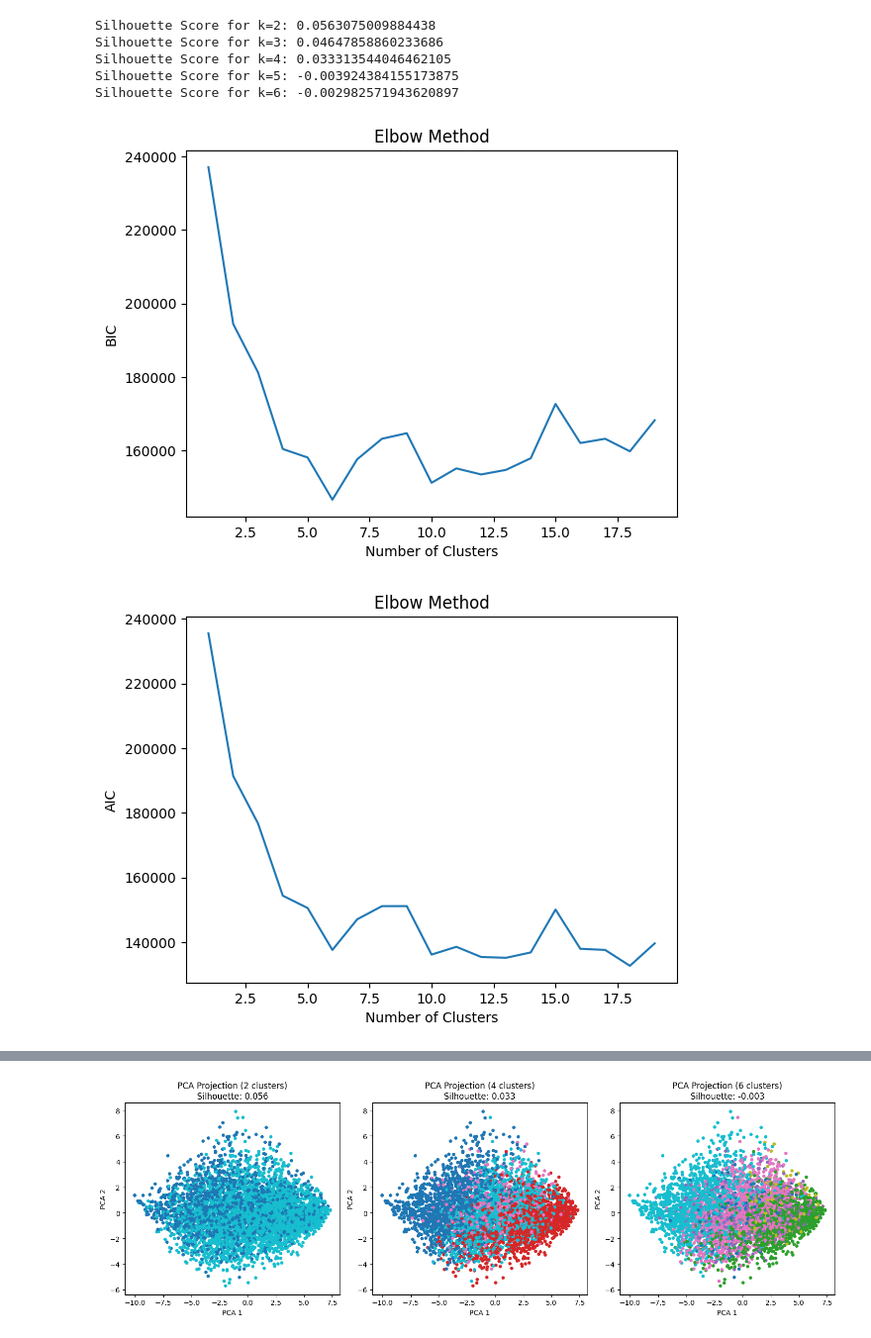
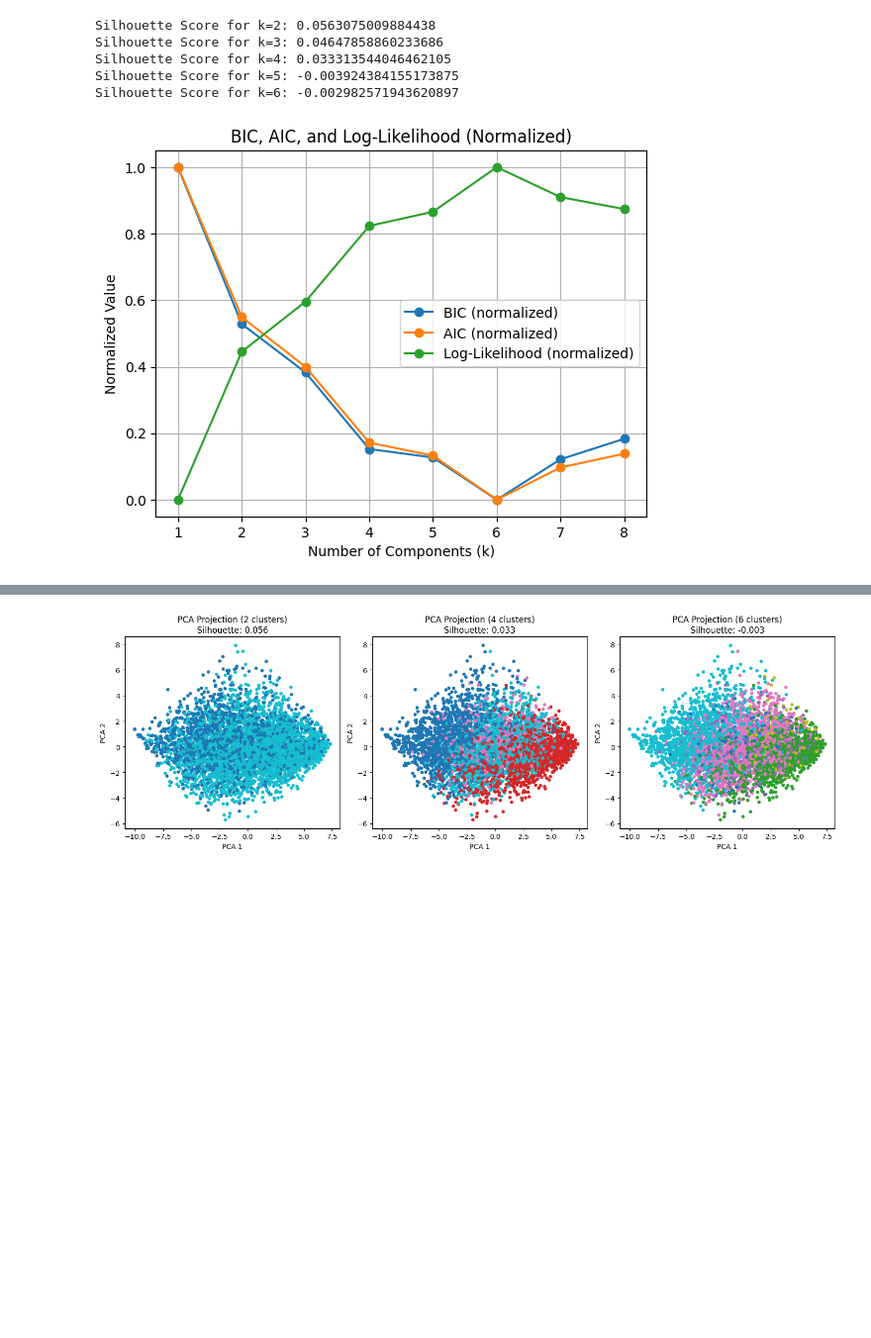
Before and after one commit to jeffreyHoelzel/mach-iv-clustering, a Jupyter notebook: gmm/legacy/gmm.ipynb, the cells around one changed output, grey strips where cells are left out. Shown at 99% size. Drawn from its saved outputs; the diff is of its cells as text; code cells hidden in the pictures; blank space fills up the shorter version.

```diff
--- a/gmm/legacy/gmm.ipynb
+++ b/gmm/legacy/gmm.ipynb
@@ -85,35 +85,38 @@ Silhouette Score for k=4: 0.033313544046462105
 Silhouette Score for k=5: -0.003924384155173875
 Silhouette Score for k=6: -0.002982571943620897
 # %%
+import numpy as np
+import matplotlib.pyplot as plt
+from sklearn.mixture import GaussianMixture
+
 bic = []
 aic = []
 log_likelihood = []
-for i in range(1, 11):
-    gmm = GaussianMixture(n_components=i, random_state=0)
-    clusters = gmm.fit_predict(Xs_sample)
+
+Ks = range(1, 9)
+
+for k in Ks:
+    gmm = GaussianMixture(n_components=k, random_state=0)
+    gmm.fit(Xs_sample)
     bic.append(gmm.bic(Xs_sample))
     aic.append(gmm.aic(Xs_sample))
-    log_likelihood.append(gmm.score(Xs_sample))
+    log_likelihood.append(gmm.score(Xs_sample))  # avg log-likelihood
 
-plt.plot(range(1, 11), bic)
-plt.title('Elbow Method')
-plt.xlabel('Number of Clusters')
-plt.ylabel('BIC')
+# --- Normalize each metric using min-max ---
+bic_norm = (np.array(bic) - np.min(bic)) / (np.max(bic) - np.min(bic))
+aic_norm = (np.array(aic) - np.min(aic)) / (np.max(aic) - np.min(aic))
+ll_norm  = (np.array(log_likelihood) - np.min(log_likelihood)) / (np.max(log_likelihood) - np.min(log_likelihood))
+
+# --- Plot all on one chart ---
+plt.plot(Ks, bic_norm, marker='o', label="BIC (normalized)")
+plt.plot(Ks, aic_norm, marker='o', label="AIC (normalized)")
+plt.plot(Ks, ll_norm, marker='o', label="Log-Likelihood (normalized)")
+
+plt.xlabel("Number of Components (k)")
+plt.ylabel("Normalized Value")
+plt.title("BIC, AIC, and Log-Likelihood (Normalized)")
+plt.legend()
+plt.grid(True)
 plt.show()
-plt.clf()
-
-plt.plot(range(1, 11), aic)
-plt.title('Elbow Method')
-plt.xlabel('Number of Clusters')
-plt.ylabel('AIC')
-plt.show()
-plt.clf()
-
-plt.plot(range(1, 11), log_likelihood)
-plt.title('Elbow Method')
-plt.xlabel('Number of Clusters')
-plt.ylabel('Log Likelihood')
-plt.show()
 # %% [output]
-[figure, old version]
+[figure, new version]
-[figure, removed]
```
Also changed, not shown: parts of 1 cell of this notebook, 14 other files.
